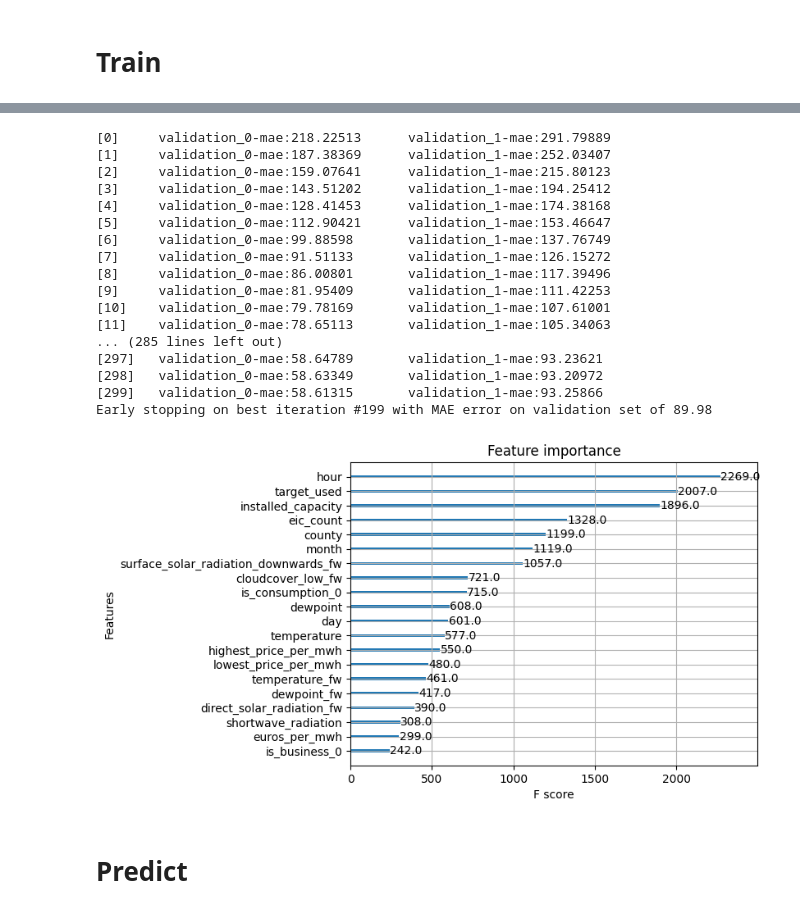
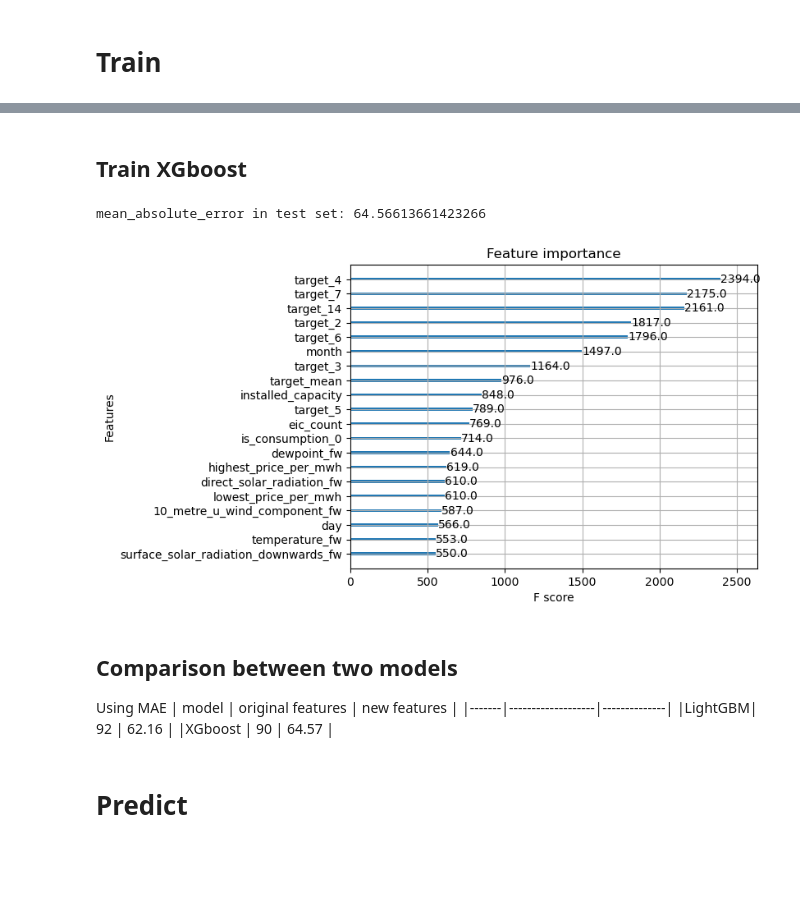
Before and after one commit to Accoutant/kaggle_competition, a Jupyter notebook: models/train-and-predict.ipynb, the cells around one changed output, grey strips where cells are left out. Saved outputs shown, nothing was run; the diff lists cells and outputs as text; code cells hidden in the pictures; blank space fills up the shorter version.

```diff
--- a/models/train-and-predict.ipynb
+++ b/models/train-and-predict.ipynb
@@ -50,3 +15,5 @@ from matplotlib import pyplot as plt
+# %%
+root_path = '../data/'
 # %%
 # define some funtions
 def split_date(data: DataFrame, col: str):
@@ -215,16 +219,16 @@ station_cols_selected = ['longitude', 'latitude', 'county']
 ## Generate unfiltered data
 # %%
 # 生成未筛选训练数据
-train = pd.read_csv('/kaggle/input/predict-energy-behavior-of-prosumers/train.csv', parse_dates=['datetime'], usecols=train_cols)
-train_history = pd.read_csv('/kaggle/input/predict-energy-behavior-of-prosumers/train.csv', parse_dates=['datetime'], usecols=train_history_cols)
-client = pd.read_csv('/kaggle/input/predict-energy-behavior-of-prosumers/client.csv', parse_dates=['date'], usecols=client_cols)
-gas_prices = pd.read_csv('/kaggle/input/predict-energy-behavior-of-prosumers/gas_prices.csv', parse_dates=['forecast_date'], usecols=gas_cols)
-electricity = pd.read_csv('/kaggle/input/predict-energy-behavior-of-prosumers/electricity_prices.csv', parse_dates=['forecast_date'], usecols=electricity_cols)
-historical_weather = pd.read_csv('/kaggle/input/predict-energy-behavior-of-prosumers/historical_weather.csv', parse_dates=['datetime'],
+train = pd.read_csv(os.path.join(root_path, 'train.csv'), parse_dates=['datetime'], usecols=train_cols)
+train_history = pd.read_csv(os.path.join(root_path, 'train.csv'), parse_dates=['datetime'], usecols=train_history_cols)
+client = pd.read_csv(os.path.join(root_path, 'client.csv'), parse_dates=['date'], usecols=client_cols)
+gas_prices = pd.read_csv(os.path.join(root_path, 'gas_prices.csv'), parse_dates=['forecast_date'], usecols=gas_cols)
+electricity = pd.read_csv(os.path.join(root_path, 'electricity_prices.csv'), parse_dates=['forecast_date'], usecols=electricity_cols)
+historical_weather = pd.read_csv(os.path.join(root_path, 'historical_weather.csv'), parse_dates=['datetime'],
                                      usecols=historical_cols)
-forecast_weather = pd.read_csv('/kaggle/input/predict-energy-behavior-of-prosumers/forecast_weather.csv', parse_dates=['forecast_datetime'],
+forecast_weather = pd.read_csv(os.path.join(root_path, 'forecast_weather.csv'), parse_dates=['forecast_datetime'],
                                    usecols=forecast_cols)
-station = pd.read_csv('/kaggle/input/predict-energy-behavior-of-prosumers/weather_station_to_county_mapping.csv', usecols=station_cols)
+station = pd.read_csv(os.path.join(root_path, 'weather_station_to_county_mapping.csv'), usecols=station_cols)
 features, X, Y = load_data(train, train_history, client, gas_prices, electricity, historical_weather, forecast_weather, station)
 # 划分训练集和测试集
 (X_train, y_train), (X_test, y_test) = make_train_test(X, Y, 1, 0.7)
@@ -332,25 +309,18 @@ Early stopping on best iteration #237 with MAE error on validation set of 90.96
-# %%
-model_sl = Xgb()
-model_sl.fit(X_train_sl, y_train_sl, X_test_sl, y_test_sl)
-model_sl.importance(features_sl, max_num=20)
-# %% [output]
-[0]     validation_0-mae:218.22513      validation_1-mae:291.79889
-[1]     validation_0-mae:187.38369      validation_1-mae:252.03407
-[2]     validation_0-mae:159.07641      validation_1-mae:215.80123
-[3]     validation_0-mae:143.51202      validation_1-mae:194.25412
-[4]     validation_0-mae:128.41453      validation_1-mae:174.38168
-[5]     validation_0-mae:112.90421      validation_1-mae:153.46647
-[6]     validation_0-mae:99.88598       validation_1-mae:137.76749
-[7]     validation_0-mae:91.51133       validation_1-mae:126.15272
-[8]     validation_0-mae:86.00801       validation_1-mae:117.39496
-[9]     validation_0-mae:81.95409       validation_1-mae:111.42253
-[10]    validation_0-mae:79.78169       validation_1-mae:107.61001
-[11]    validation_0-mae:78.65113       validation_1-mae:105.34063
-... (285 lines left out)
-[297]   validation_0-mae:58.64789       validation_1-mae:93.23621
-[298]   validation_0-mae:58.63349       validation_1-mae:93.20972
-[299]   validation_0-mae:58.61315       validation_1-mae:93.25866
-Early stopping on best iteration #199 with MAE error on validation set of 89.98
-[figure, removed]
+# %% [markdown]
+## Train XGboost
+# %%
+model_xg = Xgb()
+model_xg.fit(X_train, y_train, X_test, y_test)
+model_xg.importance(features, max_num=20)
+# %% [output]
+mean_absolute_error in test set: 64.56613661423266
+[figure, added]
+# %% [markdown]
+## Comparison between two models
+Using MAE
+| model | original features | new features |
+|-------|-------------------|--------------|
+|LightGBM| 92 | 62.16 |
+|XGboost | 90 | 64.57 |
 # %% [markdown]
 # Predict
```
Also changed, not shown: parts of 15 cells of this notebook, 2 other files.
